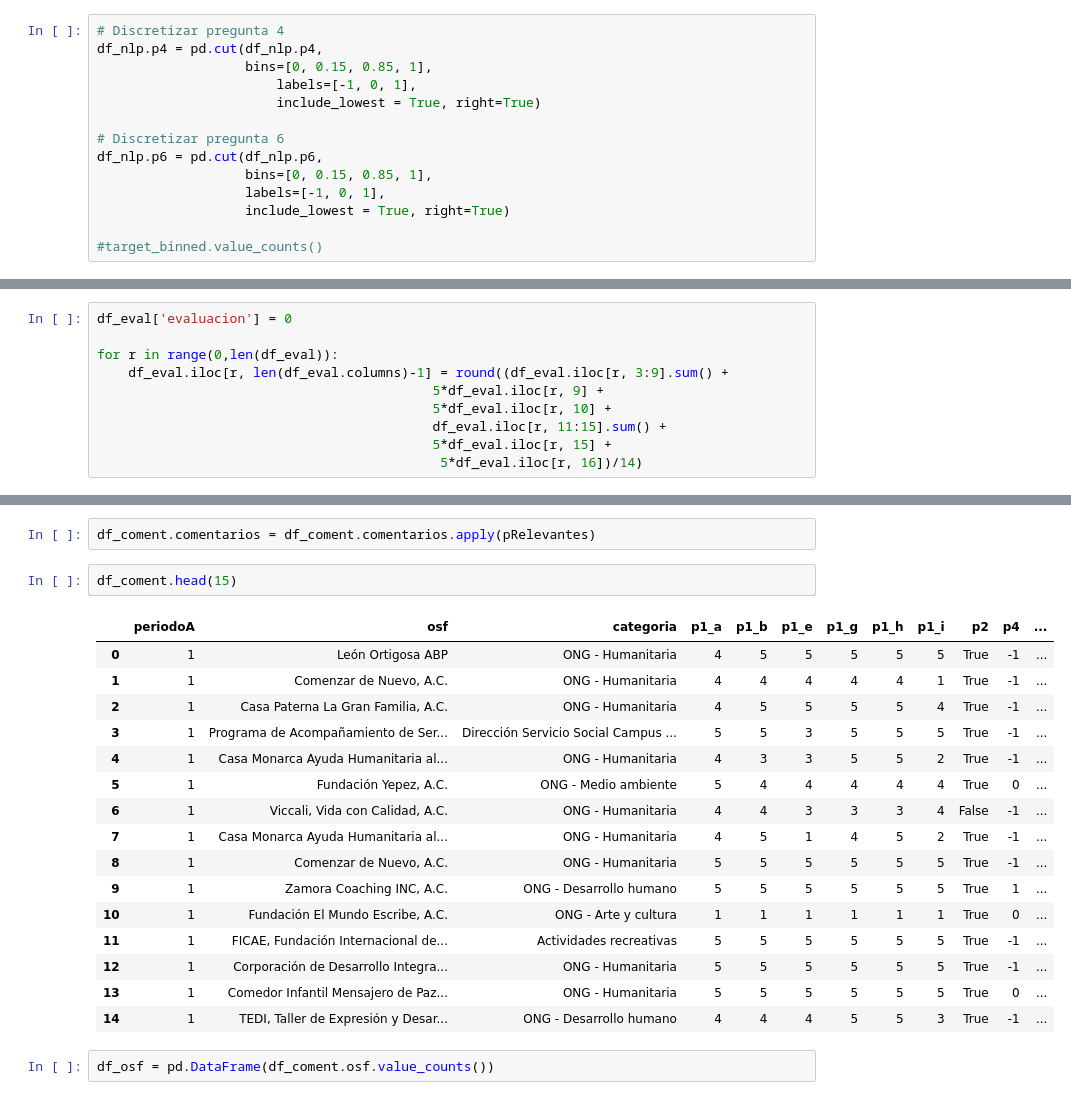
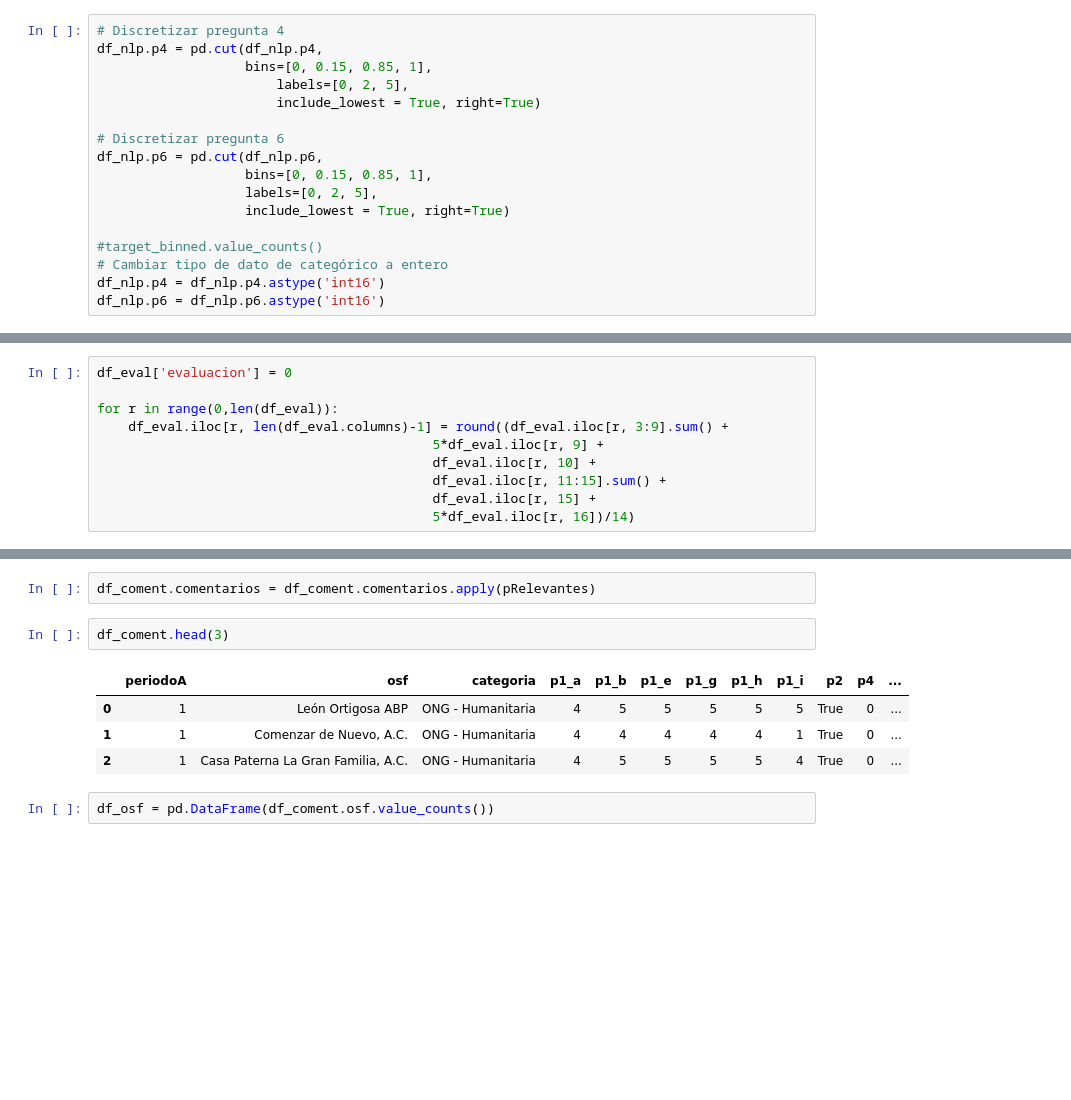
Before and after one commit to EstebanPerez25/ACD-Modelo_predictivo_de_satisfacion, a Jupyter notebook: Modelo_predictivo_de_satisfacción.ipynb, the cells around one changed output, grey strips where cells are left out. Drawn from its saved outputs; the diff is of its cells as text; blank space fills up the shorter version.

```diff
--- a/Modelo_predictivo_de_satisfacción.ipynb
+++ b/Modelo_predictivo_de_satisfacción.ipynb
@@ -810,16 +812,19 @@ for idx,w in enumerate(df_nlp.p6):
 # Discretizar pregunta 4
 df_nlp.p4 = pd.cut(df_nlp.p4,
                    bins=[0, 0.15, 0.85, 1],
-                       labels=[-1, 0, 1],
+                       labels=[0, 2, 5],
                        include_lowest = True, right=True)
 
 # Discretizar pregunta 6
 df_nlp.p6 = pd.cut(df_nlp.p6,
                    bins=[0, 0.15, 0.85, 1],
-                   labels=[-1, 0, 1],
+                   labels=[0, 2, 5],
                    include_lowest = True, right=True)
 
 #target_binned.value_counts()
+# Cambiar tipo de dato de categórico a entero
+df_nlp.p4 = df_nlp.p4.astype('int16')
+df_nlp.p6 = df_nlp.p6.astype('int16')
 # %%
 df_nlp.p4.value_counts()
 # %% [output]
@@ -895,10 +900,10 @@ df_eval['evaluacion'] = 0
 for r in range(0,len(df_eval)):
     df_eval.iloc[r, len(df_eval.columns)-1] = round((df_eval.iloc[r, 3:9].sum() +
                                            5*df_eval.iloc[r, 9] +
-                                           5*df_eval.iloc[r, 10] +
+                                           df_eval.iloc[r, 10] +
                                            df_eval.iloc[r, 11:15].sum() +
-                                           5*df_eval.iloc[r, 15] +
-                                            5*df_eval.iloc[r, 16])/14)
+                                           df_eval.iloc[r, 15] +
+                                           5*df_eval.iloc[r, 16])/14)
 # %%
 pd.DataFrame(df_eval.evaluacion.value_counts()).plot.bar(color='deepskyblue');
 # %% [output]
@@ -979,24 +984,12 @@ def pRelevantes(lista):
 # %%
 df_coment.comentarios = df_coment.comentarios.apply(pRelevantes)
 # %%
-df_coment.head(15)
+df_coment.head(3)
 # %% [output]
 |  | periodoA | osf | categoria | p1_a | p1_b | p1_e | p1_g | p1_h | p1_i | p2 | p4 | ... |
-| 0 | 1 | León Ortigosa ABP | ONG - Humanitaria | 4 | 5 | 5 | 5 | 5 | 5 | True | -1 | ... |
-| 1 | 1 | Comenzar de Nuevo, A.C. | ONG - Humanitaria | 4 | 4 | 4 | 4 | 4 | 1 | True | -1 | ... |
-| 2 | 1 | Casa Paterna La Gran Familia, A.C. | ONG - Humanitaria | 4 | 5 | 5 | 5 | 5 | 4 | True | -1 | ... |
-| 3 | 1 | Programa de Acompañamiento de Ser... | Dirección Servicio Social Campus ... | 5 | 5 | 3 | 5 | 5 | 5 | True | -1 | ... |
-| 4 | 1 | Casa Monarca Ayuda Humanitaria al... | ONG - Humanitaria | 4 | 3 | 3 | 5 | 5 | 2 | True | -1 | ... |
-| 5 | 1 | Fundación Yepez, A.C. | ONG - Medio ambiente | 5 | 4 | 4 | 4 | 4 | 4 | True | 0 | ... |
-| 6 | 1 | Viccali, Vida con Calidad, A.C. | ONG - Humanitaria | 4 | 4 | 3 | 3 | 3 | 4 | False | -1 | ... |
-| 7 | 1 | Casa Monarca Ayuda Humanitaria al... | ONG - Humanitaria | 4 | 5 | 1 | 4 | 5 | 2 | True | -1 | ... |
-| 8 | 1 | Comenzar de Nuevo, A.C. | ONG - Humanitaria | 5 | 5 | 5 | 5 | 5 | 5 | True | -1 | ... |
-| 9 | 1 | Zamora Coaching INC, A.C. | ONG - Desarrollo humano | 5 | 5 | 5 | 5 | 5 | 5 | True | 1 | ... |
-| 10 | 1 | Fundación El Mundo Escribe, A.C. | ONG - Arte y cultura | 1 | 1 | 1 | 1 | 1 | 1 | True | 0 | ... |
-| 11 | 1 | FICAE, Fundación Internacional de... | Actividades recreativas | 5 | 5 | 5 | 5 | 5 | 5 | True | -1 | ... |
-| 12 | 1 | Corporación de Desarrollo Integra... | ONG - Humanitaria | 5 | 5 | 5 | 5 | 5 | 5 | True | -1 | ... |
-| 13 | 1 | Comedor Infantil Mensajero de Paz... | ONG - Humanitaria | 5 | 5 | 5 | 5 | 5 | 5 | True | 0 | ... |
-| 14 | 1 | TEDI, Taller de Expresión y Desar... | ONG - Desarrollo humano | 4 | 4 | 4 | 5 | 5 | 3 | True | -1 | ... |
+| 0 | 1 | León Ortigosa ABP | ONG - Humanitaria | 4 | 5 | 5 | 5 | 5 | 5 | True | 0 | ... |
+| 1 | 1 | Comenzar de Nuevo, A.C. | ONG - Humanitaria | 4 | 4 | 4 | 4 | 4 | 1 | True | 0 | ... |
+| 2 | 1 | Casa Paterna La Gran Familia, A.C. | ONG - Humanitaria | 4 | 5 | 5 | 5 | 5 | 4 | True | 0 | ... |
 # %%
 df_osf = pd.DataFrame(df_coment.osf.value_counts())
 # %%
```
Also changed, not shown: parts of 39 cells of this notebook.
